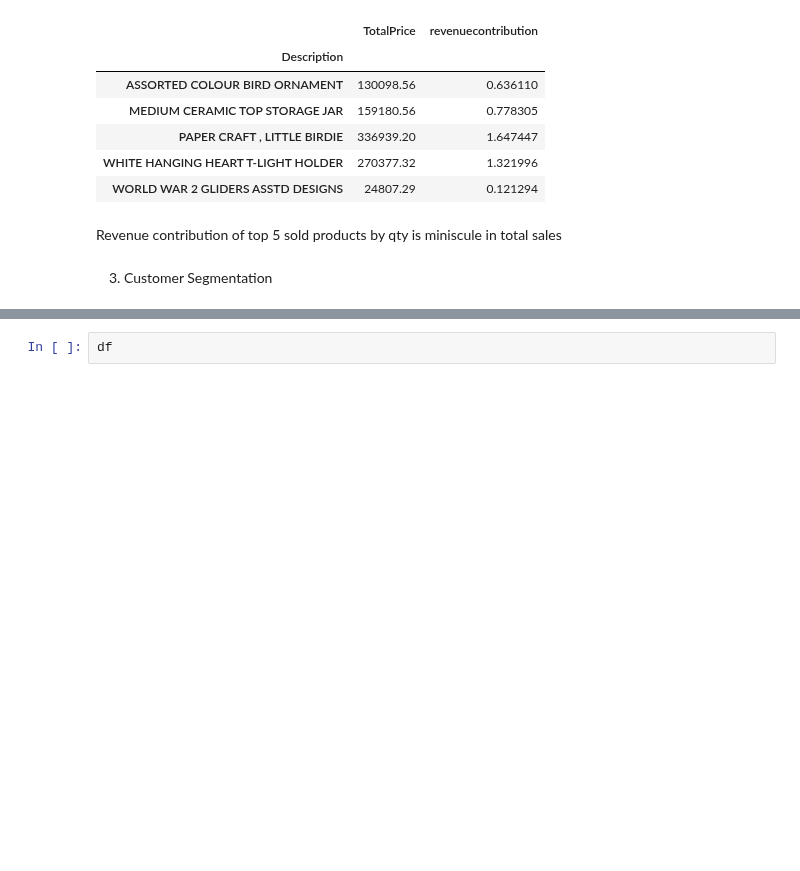
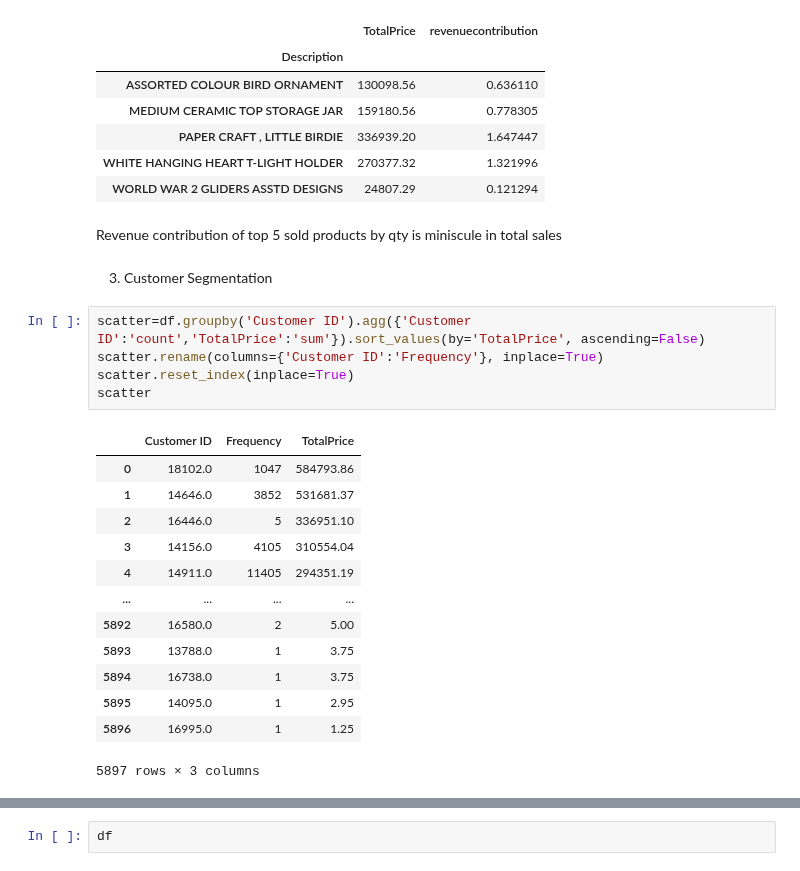
Before and after one commit to Prashant0594/python_data_projects, a Jupyter notebook: 3_online_retail_project/7_visualization_challenges.ipynb, the cells around one changed output, grey strips where cells are left out. Cells and saved outputs as stored; diff of their text form; blank space fills up the shorter version.

```diff
--- a/3_online_retail_project/7_visualization_challenges.ipynb
+++ b/3_online_retail_project/7_visualization_challenges.ipynb
@@ -148,3 +148,22 @@ top5sales
 Revenue contribution of top 5 sold products by qty is miniscule in total sales
 # %% [markdown]
 3. Customer Segmentation
+# %%
+scatter=df.groupby('Customer ID').agg({'Customer ID':'count','TotalPrice':'sum'}).sort_values(by='TotalPrice', ascending=False)
+scatter.rename(columns={'Customer ID':'Frequency'}, inplace=True)
+scatter.reset_index(inplace=True)
+scatter
+# %% [output]
+|  | Customer ID | Frequency | TotalPrice |
+| 0 | 18102.0 | 1047 | 584793.86 |
+| 1 | 14646.0 | 3852 | 531681.37 |
+| 2 | 16446.0 | 5 | 336951.10 |
+| 3 | 14156.0 | 4105 | 310554.04 |
+| 4 | 14911.0 | 11405 | 294351.19 |
+| ... | ... | ... | ... |
+| 5892 | 16580.0 | 2 | 5.00 |
+| 5893 | 13788.0 | 1 | 3.75 |
+| 5894 | 16738.0 | 1 | 3.75 |
+| 5895 | 14095.0 | 1 | 2.95 |
+| 5896 | 16995.0 | 1 | 1.25 |
+5897 rows × 3 columns
```
Also changed, not shown: parts of 3 cells of this notebook.
